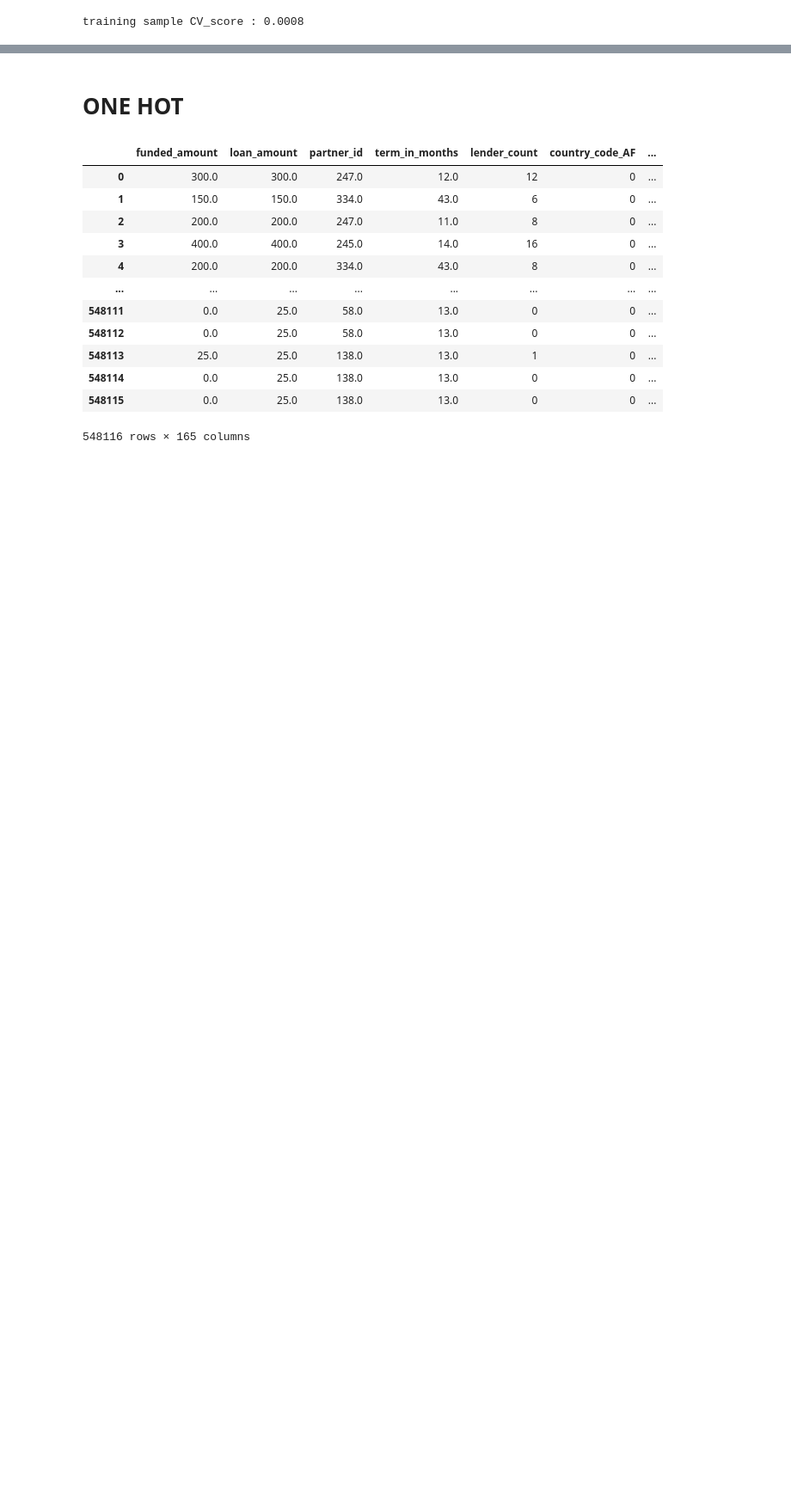
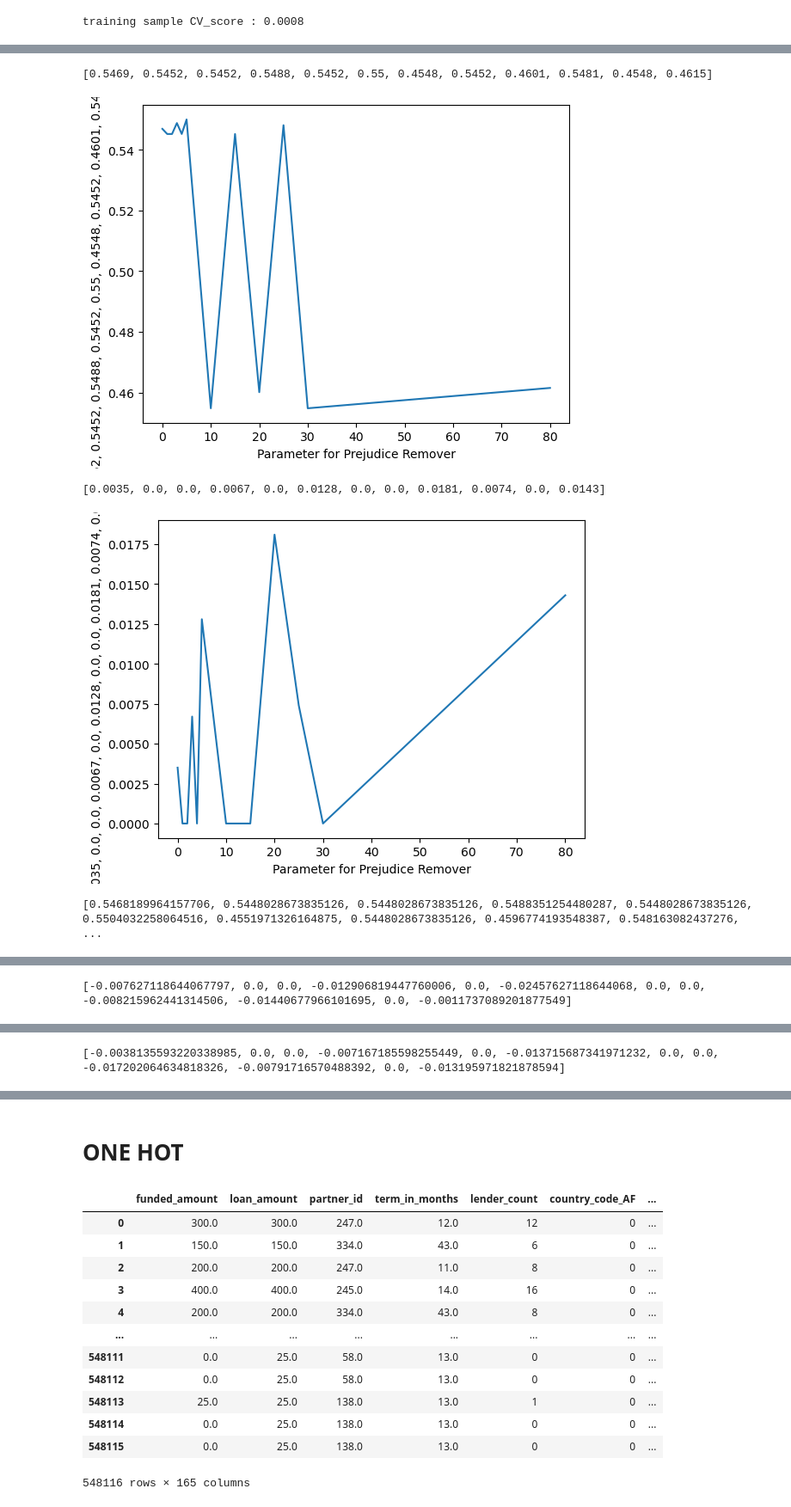
Before and after one commit to jojimmy1/BiasMitigation, a Jupyter notebook: In_processing_draft.ipynb, the cells around one changed output, grey strips where cells are left out. Shown: that part at 86% size. Cells and saved outputs as stored; diff of their text form; code cells hidden in the pictures; blank space fills up the shorter version.

```diff
--- a/In_processing_draft.ipynb
+++ b/In_processing_draft.ipynb
@@ -496,5 +576,5 @@ print('training sample CV_score : %.4f' %( p_cs))
 training sample CV_score : -0.0254
 # %%
 PR = PRLR(eta = 1.0, epochs = 3000, lr = 0.01, flag =1)
-t.tensor(PR.fit(X_train_female_st,y_train_female_st,X_train_male_st,y_train_male_st)).reshape(2,1)
+t.tensor(PR.fit(X_train_female_st,y_train_female_st,X_train_male_st,y_train_male_st)).reshape(7,1)
 # %% [output]
@@ -504,11 +589,21 @@ tensor([[0.5403],
 eta_value = [0.0,1.0,2.0,3.0,4.0,5.0,10.0,15.0,20.0,25.0,30.0,80.0]
 eta_accu = []
 eta_cvs = []
+eta_acc = []
+eta_deo = []
+eta_dao = []
+eta_fdeo = []
+eta_fdao = []
 for e in range(0,len(eta_value)):
   PR = PRLR(eta = eta_value[e], epochs = 3000, lr = 0.01, flag = 1)
-  accv2 = t.tensor(PR.fit(X_train_female_st,y_train_female_st,X_train_male_st,y_train_male_st)).reshape(2,1)
+  accv2 = t.tensor(PR.fit(X_train_female_st,y_train_female_st,X_train_male_st,y_train_male_st)).reshape(7,1)
   eta_accu.append(accv2[0].item())
   eta_cvs.append(accv2[1].item())
+  eta_acc.append(accv2[2].item())
+  eta_deo.append(accv2[3].item())
+  eta_dao.append(accv2[4].item())
+  eta_fdeo.append(accv2[5].item())
+  eta_fdao.append(accv2[6].item())
 # %%
 eta_accu
 # %% [output]
@@ -557,6 +639,3 @@ p_cs = p_c1s0 - p_c1s1
 print('training sample CV_score : %.4f' %( p_cs))
 # %% [output]
 training sample CV_score : 0.0008
-# %%
-PR = PRLR(eta = 1.0, epochs = 3000, lr = 0.01, flag =1)
-t.tensor(PR.fit(X_train_female_st,y_train_female_st,X_train_male_st,y_train_male_st)).reshape(2,1)
@@ -567,9 +643,18 @@ tensor([[0.5452],
 eta_value = [0.0,1.0,2.0,3.0,4.0,5.0,10.0,15.0,20.0,25.0,30.0,80.0]
 eta_accu = []
 eta_cvs = []
+eta_acc = []
+eta_deo = []
+eta_dao = []
+eta_fdeo = []
+eta_fdao = []
 for e in range(0,len(eta_value)):
-  print(eta_value[e])
   PR = PRLR(eta = eta_value[e], epochs = 3000, lr = 0.01, flag = 1)
-  accv2 = t.tensor(PR.fit(X_train_female_st,y_train_female_st,X_train_male_st,y_train_male_st)).reshape(2,1)
+  accv2 = t.tensor(PR.fit(X_train_female_st,y_train_female_st,X_train_male_st,y_train_male_st)).reshape(7,1)
   eta_accu.append(accv2[0].item())
   eta_cvs.append(accv2[1].item())
+  eta_acc.append(accv2[2].item())
+  eta_deo.append(accv2[3].item())
+  eta_dao.append(accv2[4].item())
+  eta_fdeo.append(accv2[5].item())
+  eta_fdao.append(accv2[6].item())
@@ -618,0 +676,21 @@ eta_accu
+# %%
+y_val = [eta_accu,
+eta_cvs,
+eta_acc,
+eta_deo,
+eta_dao,
+eta_fdeo,
+eta_fdao]
+
+for y in y_val:
+    print(y)
+    plt.plot(eta_value,y)
+    plt.xlabel('Parameter for Prejudice Remover')
+    plt.ylabel(y)
+    plt.show()
+# %% [output]
+[0.5469, 0.5452, 0.5452, 0.5488, 0.5452, 0.55, 0.4548, 0.5452, 0.4601, 0.5481, 0.4548, 0.4615]
+[figure, added]
+[0.0035, 0.0, 0.0, 0.0067, 0.0, 0.0128, 0.0, 0.0, 0.0181, 0.0074, 0.0, 0.0143]
+[figure, added]
+[0.5468189964157706, 0.5448028673835126, 0.5448028673835126, 0.5488351254480287, 0.5448028673835126, 0.5504032258064516, 0.4551971326164875, 0.5448028673835126, 0.4596774193548387, 0.548163082437276,  ...
@@ -618,0 +698 @@ eta_accu
+[-0.007627118644067797, 0.0, 0.0, -0.012906819447760006, 0.0, -0.02457627118644068, 0.0, 0.0, -0.008215962441314506, -0.01440677966101695, 0.0, -0.0011737089201877549]
@@ -618,0 +700 @@ eta_accu
+[-0.0038135593220338985, 0.0, 0.0, -0.007167185598255449, 0.0, -0.013715687341971232, 0.0, 0.0, -0.017202064634818326, -0.00791716570488392, 0.0, -0.013195971821878594]
```
Also changed, not shown: parts of 51 cells of this notebook, 1 other file.
